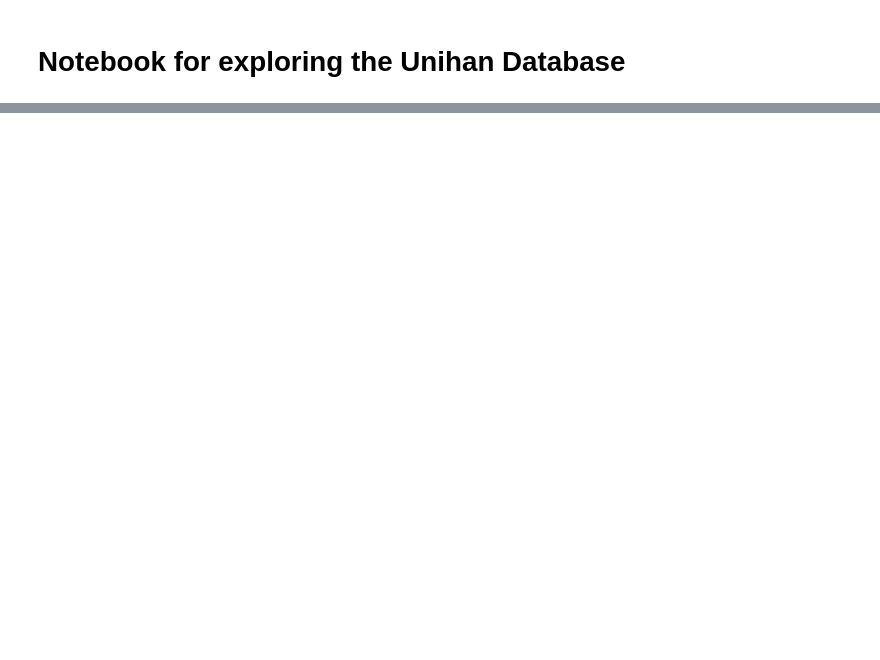
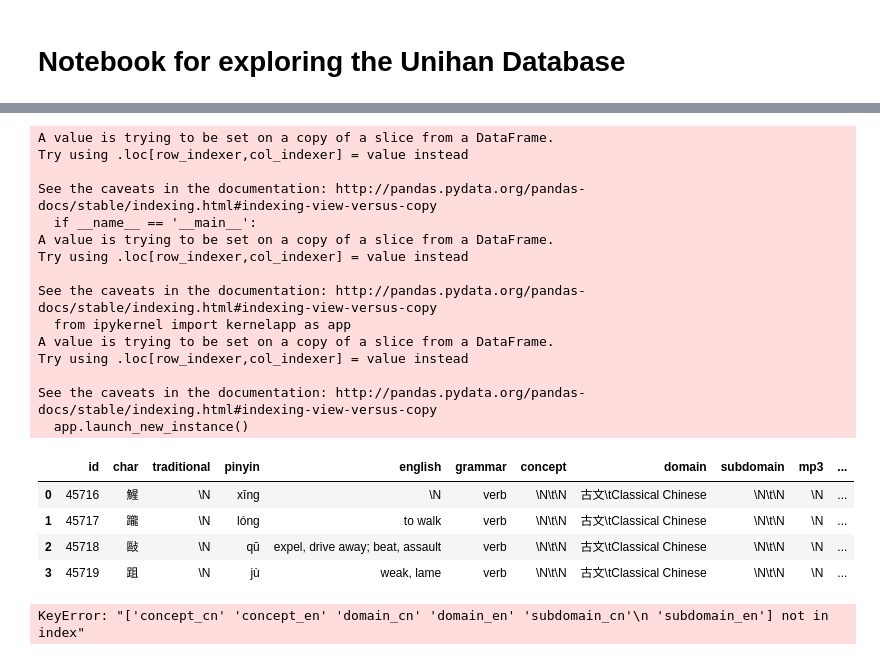
Before and after one commit to alexamies/chinesenotes.com, a Jupyter notebook: python/unihan.ipynb, the cells around one changed output, grey strips where cells are left out. Drawn from its saved outputs; the diff is of its cells as text; code cells hidden in the pictures; blank space fills up the shorter version.

```diff
--- a/python/unihan.ipynb
+++ b/python/unihan.ipynb
@@ -94,0 +145,10 @@ noun
+# %%
+pivoted = unknownReadings.pivot("codepoint", "fieldname", "value")
+del pivoted["kCantonese"]
+del pivoted["kHanyuPinyin"]
+del pivoted["kJapaneseKun"]
+del pivoted["kJapaneseOn"]
+del pivoted["kVietnamese"]
+del pivoted["kXHC1983"]
+pivoted = pivoted.rename(columns = {"kDefinition":"english", "kMandarin":"pinyin"})
+pivoted
@@ -94,0 +162,3 @@ noun
+# %%
+pivoted = pivoted.fillna("\\N")
+pivoted
@@ -94,0 +172,3 @@ noun
+# %%
+unknownDF = unknownDF.join(pivoted, on = "codepoint", lsuffix = "_")
+unknownDF
@@ -94,0 +181,43 @@ noun
+# %%
+unknownDF['id'] = range(luid, luid + len(unknownDF))
+unknownDF['traditional'] = "\\N"
+unknownDF['grammar'] = "verb"
+unknownDF['concept_cn'] = "\\N"
+unknownDF['concept_en'] = "\\N"
+unknownDF['domain_cn'] = "古文"
+unknownDF['domain_en'] = "Classical Chinese"
+unknownDF['subdomain_cn'] = "\\N"
+unknownDF['subdomain_en'] = "\\N"
+unknownDF['mp3'] = "\\N"
+unknownDF['image'] = "\\N"
+writeNotes = lambda c: "(Unihan '" + c + "')"
+unknownDF['notes'] = unknownDF['char'].map(writeNotes)
+unknownDF['headword'] = unknownDF['id']
+unknownDF
+# %% [output]
+A value is trying to be set on a copy of a slice from a DataFrame.
+Try using .loc[row_indexer,col_indexer] = value instead
+
+See the caveats in the documentation: http://pandas.pydata.org/pandas-docs/stable/indexing.html#indexing-view-versus-copy
+  if __name__ == '__main__':
+A value is trying to be set on a copy of a slice from a DataFrame.
+Try using .loc[row_indexer,col_indexer] = value instead
+
+See the caveats in the documentation: http://pandas.pydata.org/pandas-docs/stable/indexing.html#indexing-view-versus-copy
+  from ipykernel import kernelapp as app
+A value is trying to be set on a copy of a slice from a DataFrame.
+Try using .loc[row_indexer,col_indexer] = value instead
+
+See the caveats in the documentation: http://pandas.pydata.org/pandas-docs/stable/indexing.html#indexing-view-versus-copy
+  app.launch_new_instance()
+|  | id | char | traditional | pinyin | english | grammar | concept | domain | subdomain | mp3 | ... |
+| 0 | 45716 | 鯹 | \N | xīng | \N | verb | \N\t\N | 古文\tClassical Chinese | \N\t\N | \N | ... |
+| 1 | 45717 | 躘 | \N | lóng | to walk | verb | \N\t\N | 古文\tClassical Chinese | \N\t\N | \N | ... |
+| 2 | 45718 | 敺 | \N | qū | expel, drive away; beat, assault | verb | \N\t\N | 古文\tClassical Chinese | \N\t\N | \N | ... |
+| 3 | 45719 | 跙 | \N | jù | weak, lame | verb | \N\t\N | 古文\tClassical Chinese | \N\t\N | \N | ... |
+# %%
+cols = ['id', 'char', 'traditional', 'pinyin', 'english', 'grammar', 'concept_cn', 'concept_en', 'domain_cn', 'domain_en', 'subdomain_cn', 'subdomain_en', 'mp3', 'image', 'notes', 'headword']
+unknownDF = unknownDF[cols]
+unknownDF.to_csv(sys.stdout, index = False, header = False, sep = "\t", cols = cols)
+# %% [output]
+KeyError: "['concept_cn' 'concept_en' 'domain_cn' 'domain_en' 'subdomain_cn'\n 'subdomain_en'] not in index"
```
Also changed, not shown: parts of 10 cells of this notebook.
